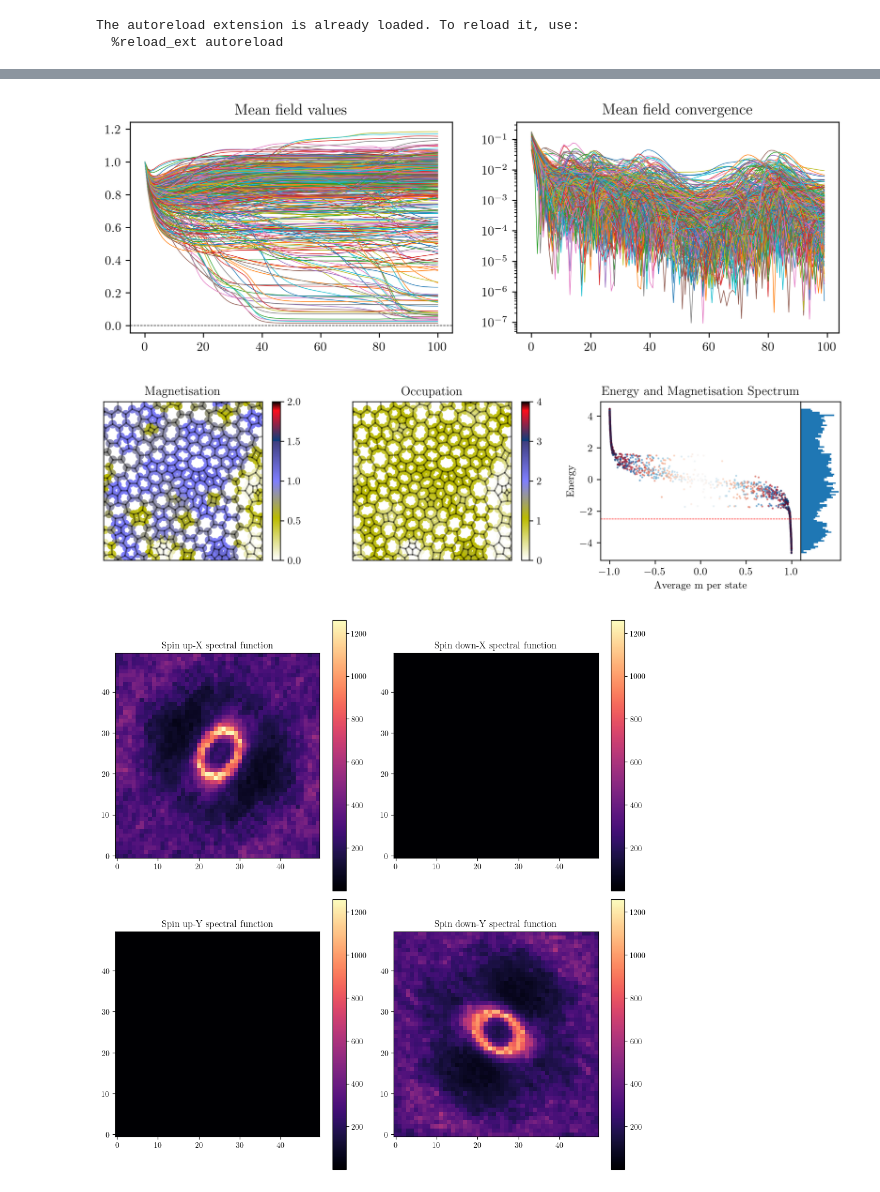
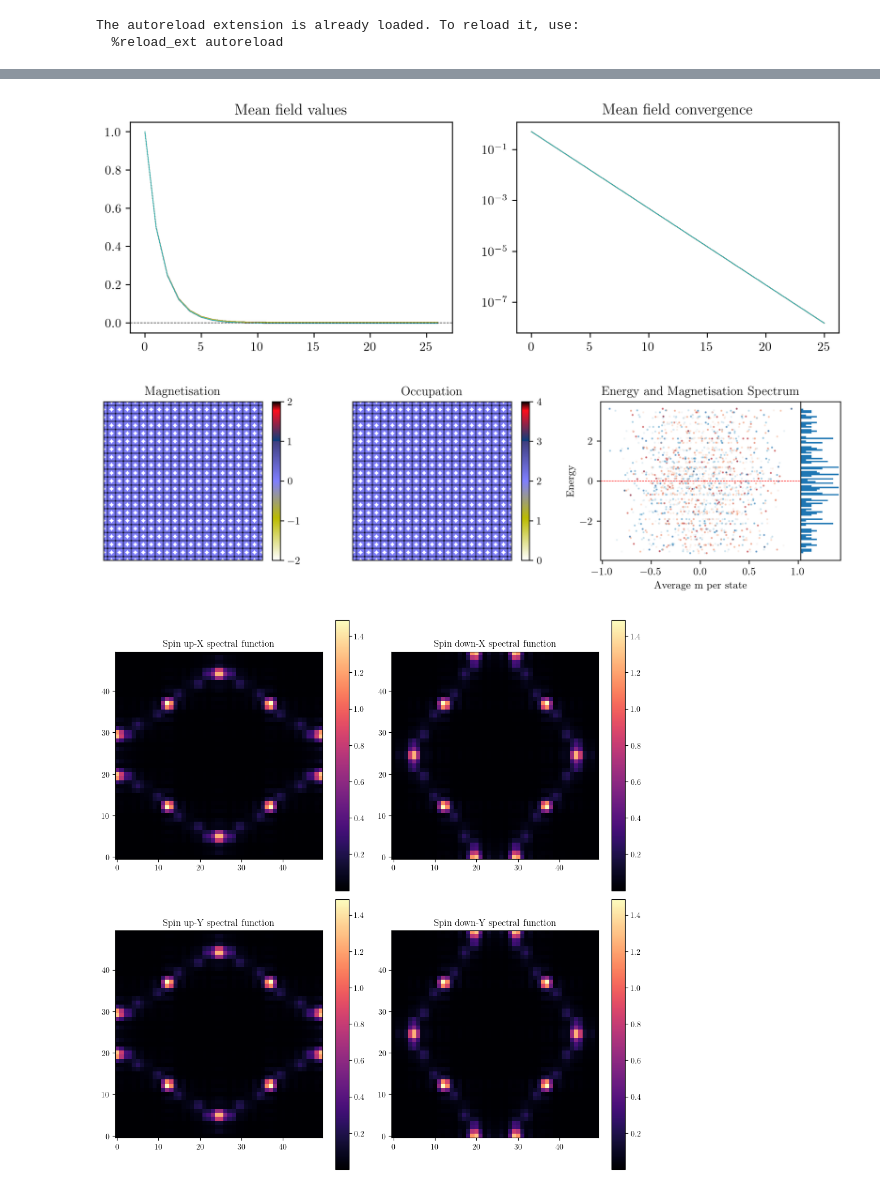
Before and after one commit to dpreuo/alter_morph, a Jupyter notebook: amorphous_mean_field.ipynb, the cells around one changed output, grey strips where cells are left out. Cells and saved outputs as stored; diff of their text form; code cells hidden in the pictures.

```diff
--- a/amorphous_mean_field.ipynb
+++ b/amorphous_mean_field.ipynb
@@ -37,16 +37,16 @@ import koala.graph_utils
 
 
 system_length = 20
-lattice_type = "voronoi"
+lattice_type = "square"
 lattice = alter_lattice_maker(system_length, lattice_type)
 # lattice = koala.graph_utils.cut_boundaries(lattice)
 
 t1 = 1  # orbital parallel neighbor hopping
 t2 = 0.5  # orbital perpendicular neighbor hopping
-J = 0.8  # Interaction strength
-filling = 0.2  # filling of the lattice
+J = 0.  # Interaction strength
+filling = 0.5  # filling of the lattice
 initial_m = np.full(lattice.n_vertices, 1)  # initial magnetization
-theta_offset = 0.5  # offset of the staggered magnetization
+theta_offset = 0.  # offset of the staggered magnetization
 
 initial_parameters = {
     "t1": t1,
@@ -94,7 +94,7 @@ ax[1].set_title("Mean field convergence")
 ax[1].set_yscale("log")
 plt.show()
 # %% [output]
-[figure, old version]
+[figure, new version]
 # %%
 fermi_occupation = np.linspace(0, 1, len(energies)) <= filling
 n_filled_states = np.sum(fermi_occupation)
@@ -172,80 +172,83 @@ ax_histy.set_yticks([])
 
 plt.tight_layout()
 # %% [output]
-[figure, old version]
+[figure, new version]
 # %%
-energy_to_look_at = fermi_energy - 1
+from alter_morph.hamiltonians import spectral_function as spectral_function
+
+energy_to_look_at = fermi_energy
 broadening = 0.05
+n_k = 50
 specs = [
     spectral_function(
         lattice,
         energies,
         states,
         energy_to_look_at,
-        local_projector=np.array([1, 0, 0, 0]),
+        local_operator=np.array([1, 0, 0, 0]),
         eta=broadening,
-        n_k=50,
+        n_k=n_k,
     ),
     spectral_function(
         lattice,
         energies,
         states,
         energy_to_look_at,
-        local_projector=np.array([0, 1, 0, 0]),
+        local_operator=np.array([0, 1, 0, 0]),
         eta=broadening,
-        n_k=50,
+        n_k=n_k,
     ),
     spectral_function(
         lattice,
         energies,
         states,
         energy_to_look_at,
-        local_projector=np.array([0, 0, 1, 0]),
+        local_operator=np.array([0, 0, 1, 0]),
         eta=broadening,
-        n_k=50,
+        n_k=n_k,
     ),
     spectral_function(
         lattice,
         energies,
         states,
         energy_to_look_at,
-        local_projector=np.array([0, 0, 0, 1]),
+        local_operator=np.array([0, 0, 0, 1]),
         eta=broadening,
-        n_k=50,
+        n_k=n_k,
     ),
 ]
 # %%
 fig, ax = plt.subplots(2, 2, figsize=(10, 10))
 k_limits = 25
 
 kx = np.arange(-k_limits, k_limits)
 ky = np.arange(-k_limits, k_limits)
 
-log_specs = np.array([-spec.imag for spec in specs])
+log_specs = np.array([spec for spec in specs])
 
 cmin = np.min(log_specs)
 cmax = np.max(log_specs)
 
 for n, a in enumerate(ax.flatten()):
     im = a.imshow(
         log_specs[n],
         cmap="magma",
         origin="lower",
         vmin=cmin,
         vmax=cmax,
     )
     # add colorbar
     plt.colorbar(im, ax=a)
 
 
 ax[0, 0].set_title("Spin up-X spectral function")
 ax[0, 1].set_title("Spin down-X spectral function")
 ax[1, 0].set_title("Spin up-Y spectral function")
 ax[1, 1].set_title("Spin down-Y spectral function")
 
 plt.tight_layout()
 # %% [output]
-[figure, old version]
+[figure, new version]
 # %%
 # fig, ax = plt.subplots(1, 1, figsize=(10, 10))
 # k_limits = 25
```
Also changed, not shown: parts of 1 cell of this notebook, 4 other files.
